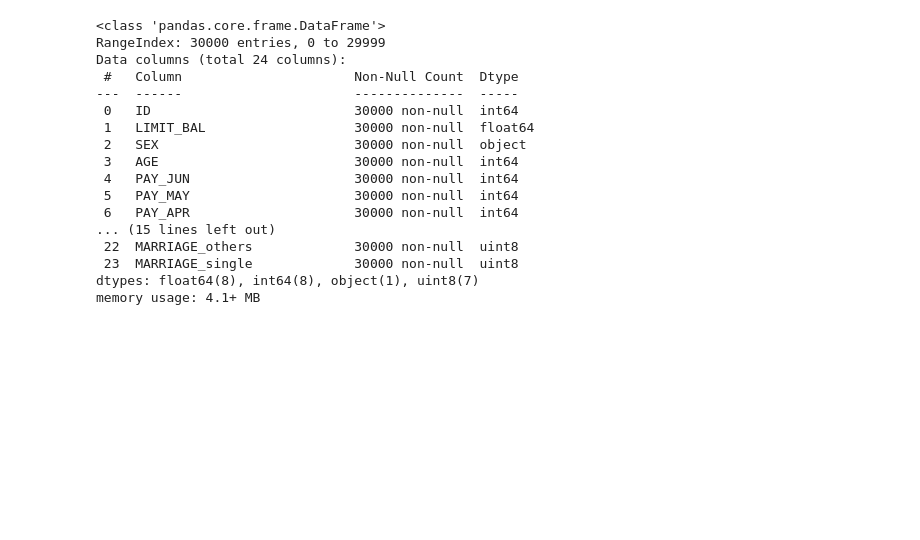
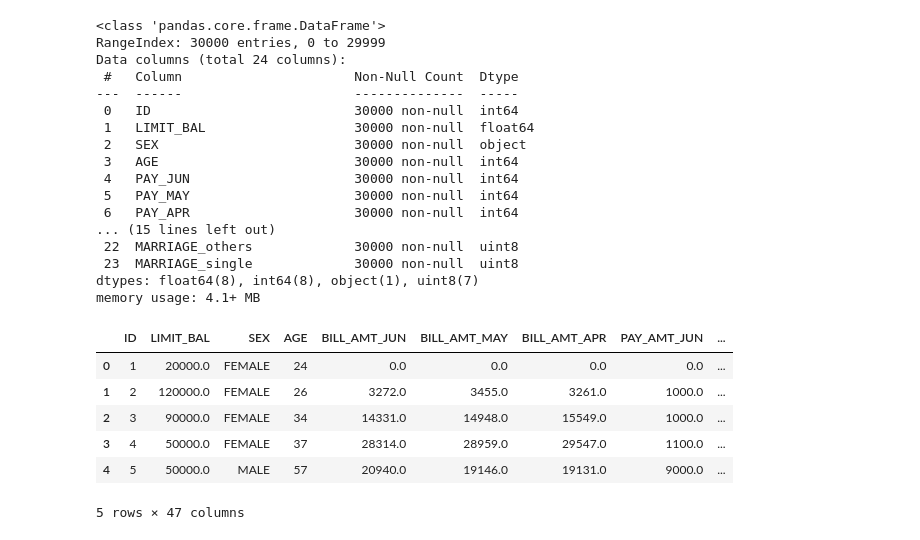
Before and after one commit to Mona1811k/Credit_card_default_prediction, a Jupyter notebook: Credit_Card_Default_Prediction.ipynb, the cells around one changed output. Cells and saved outputs as stored; diff of their text form; code cells hidden in the pictures; blank space fills up the shorter version.

```diff
--- a/Credit_Card_Default_Prediction.ipynb
+++ b/Credit_Card_Default_Prediction.ipynb
@@ -347,3 +329,15 @@ Data columns (total 24 columns):
  23  MARRIAGE_single             30000 non-null  uint8
 dtypes: float64(8), int64(8), object(1), uint8(7)
 memory usage: 4.1+ MB
+# %%
+df_fr.drop(['EDUCATION_others','MARRIAGE_others'],axis = 1, inplace = True)
+df_fr = pd.get_dummies(df_fr, columns = ['PAY_JUN',	'PAY_MAY',	'PAY_APR'], drop_first = True )
+df_fr.head()
+# %% [output]
+|  | ID | LIMIT_BAL | SEX | AGE | BILL_AMT_JUN | BILL_AMT_MAY | BILL_AMT_APR | PAY_AMT_JUN | ... |
+| 0 | 1 | 20000.0 | FEMALE | 24 | 0.0 | 0.0 | 0.0 | 0.0 | ... |
+| 1 | 2 | 120000.0 | FEMALE | 26 | 3272.0 | 3455.0 | 3261.0 | 1000.0 | ... |
+| 2 | 3 | 90000.0 | FEMALE | 34 | 14331.0 | 14948.0 | 15549.0 | 1000.0 | ... |
+| 3 | 4 | 50000.0 | FEMALE | 37 | 28314.0 | 28959.0 | 29547.0 | 1100.0 | ... |
+| 4 | 5 | 50000.0 | MALE | 57 | 20940.0 | 19146.0 | 19131.0 | 9000.0 | ... |
+5 rows × 47 columns
```
Also changed, not shown: parts of 12 cells of this notebook.
